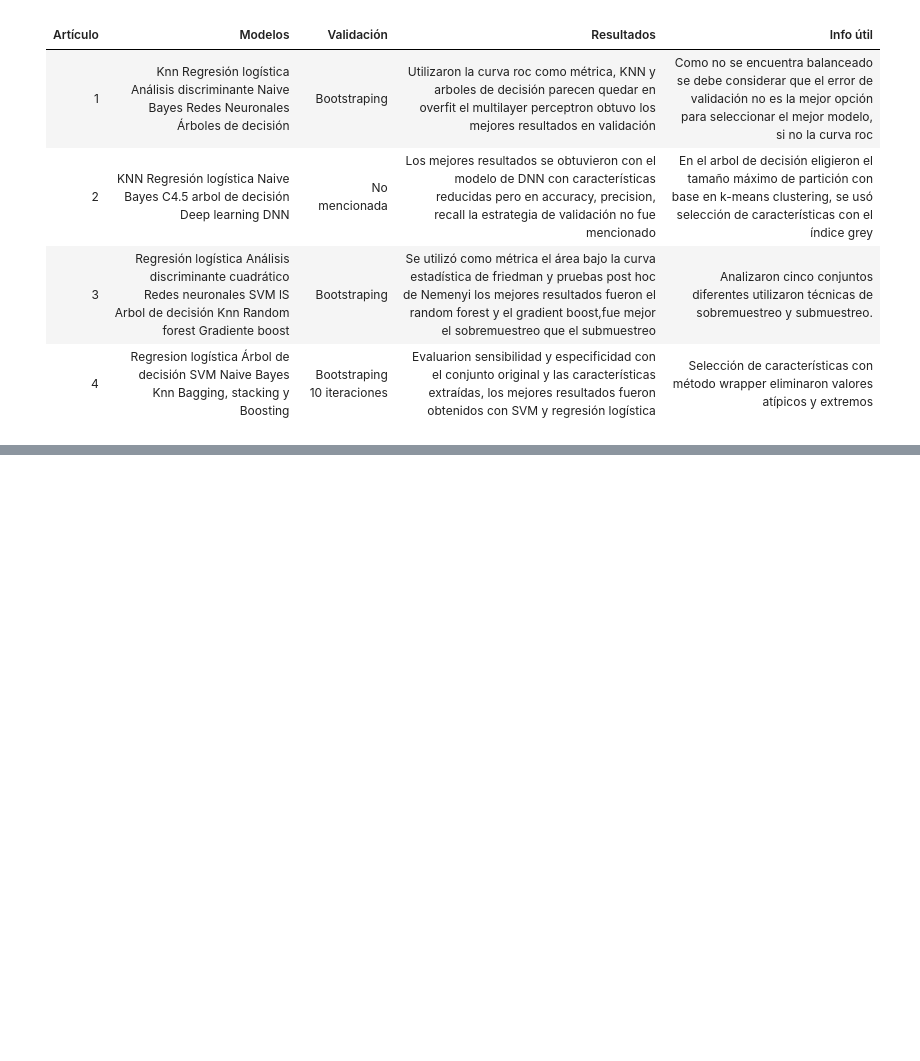
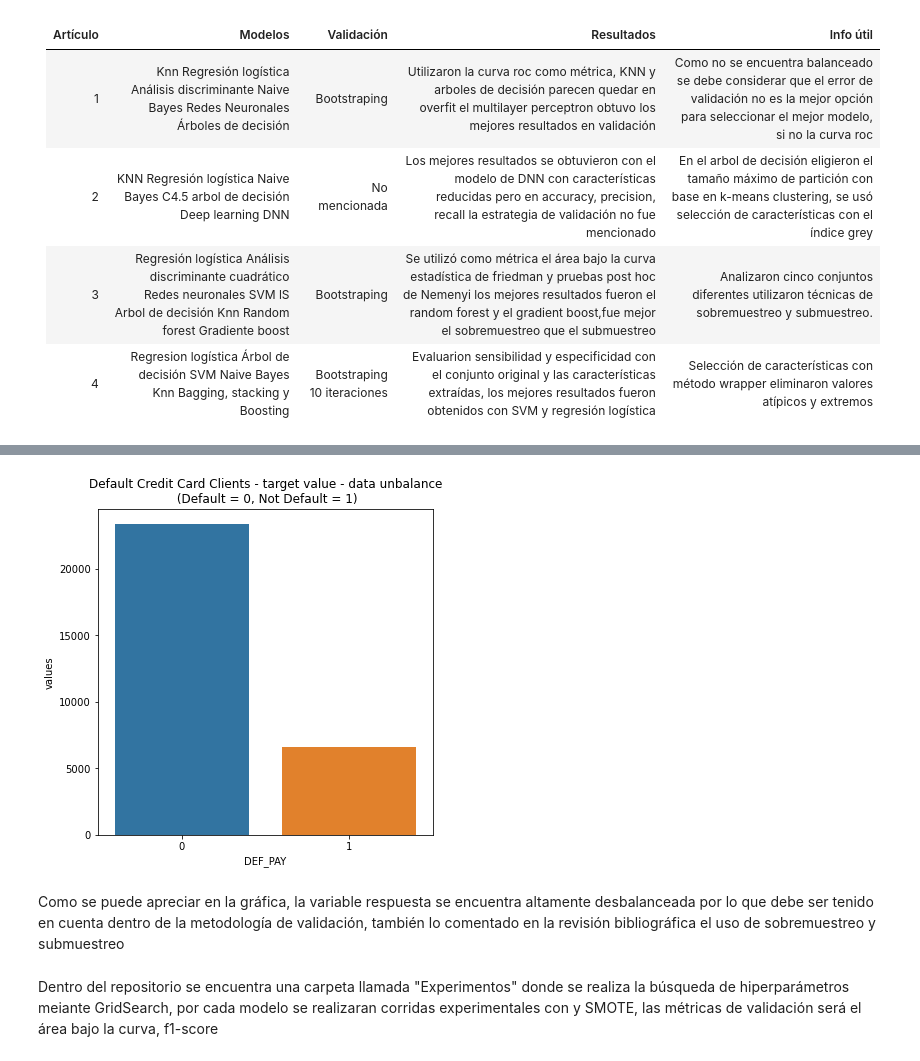
Before and after one commit to Dfriveraa/Default-of-credit-card-clients-project, a Jupyter notebook: Main.ipynb, the cells around one changed output, grey strips where cells are left out. Saved outputs shown, nothing was run; the diff lists cells and outputs as text; code cells hidden in the pictures; blank space fills up the shorter version.

Commit message:
tamplate experimentos

```diff
--- a/Main.ipynb
+++ b/Main.ipynb
@@ -186,0 +212,16 @@ https://www.researchgate.net/publication/328026972_Application_of_Machine_Learni
+# %%
+temp = db["DEF_PAY"].value_counts()
+df = pd.DataFrame({'DEF_PAY': temp.index,'values': temp.values})
+plt.figure(figsize = (6,6))
+plt.title('Default Credit Card Clients - target value - data unbalance\n (Default = 0, Not Default = 1)')
+sns.set_color_codes("pastel")
+sns.barplot(x = 'DEF_PAY', y="values", data=df)
+locs, labels = plt.xticks()
+plt.show()
+# %% [output]
+[figure, added]
+# %% [markdown]
+Como se puede apreciar en la gráfica, la variable respuesta se encuentra altamente desbalanceada por lo que debe ser tenido en cuenta dentro de la metodología de validación, también lo comentado en la revisión bibliográfica el uso de  sobremuestreo y submuestreo
+# %% [markdown]
+Dentro del repositorio se encuentra una carpeta llamada "Experimentos" donde se realiza la búsqueda de hiperparámetros meiante  GridSearch, por cada modelo se realizaran corridas experimentales con y SMOTE,
+las métricas de validación será el área bajo la curva, f1-score
```
Also changed, not shown: parts of 7 cells of this notebook, 2 other files.
